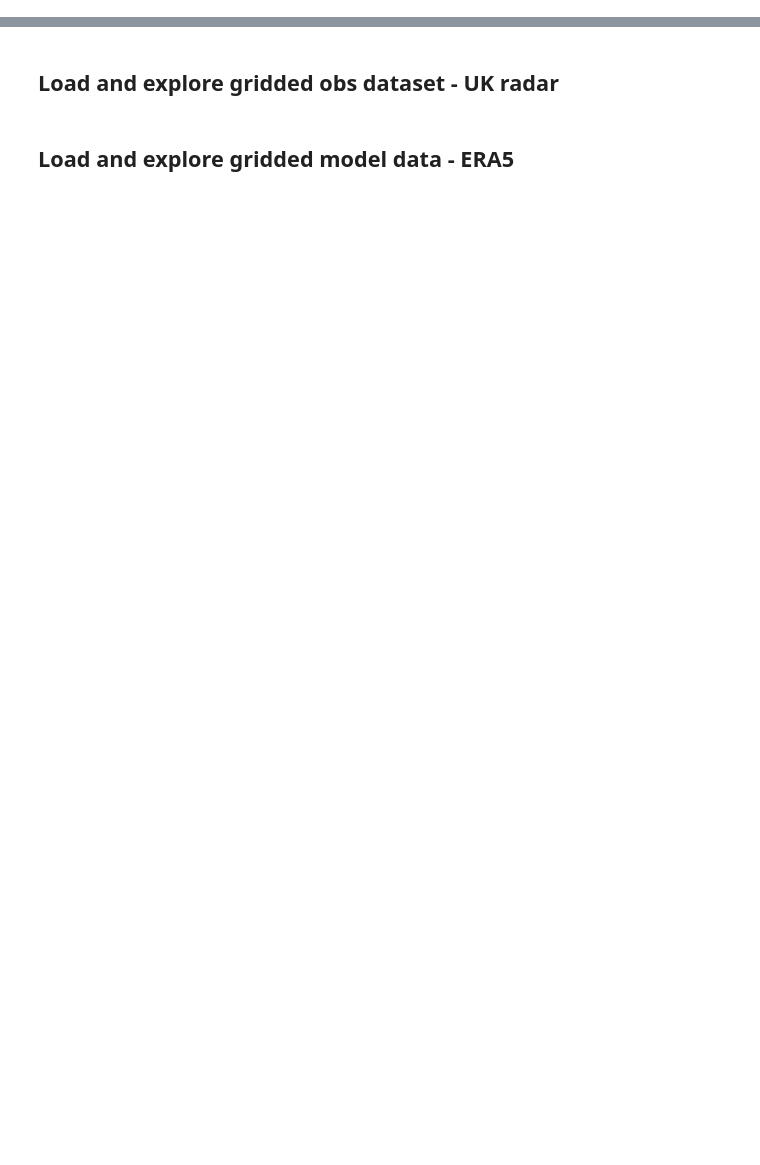
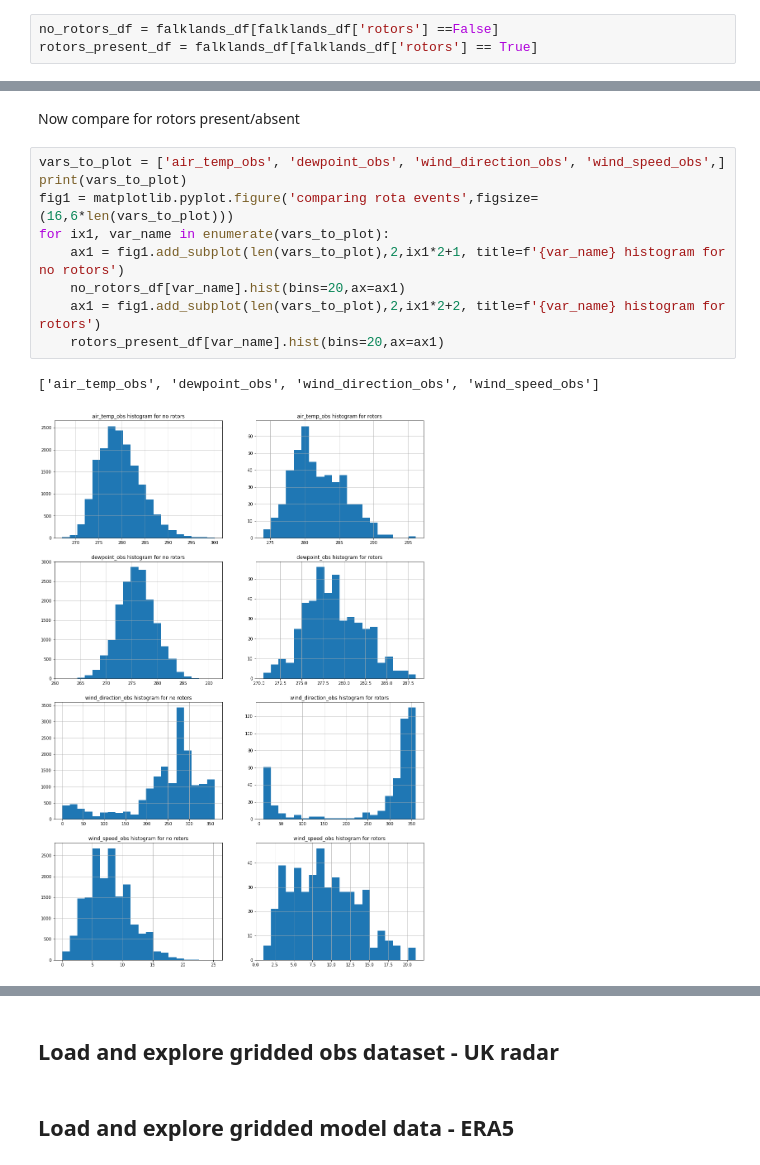
Before and after one commit to informatics-lab/ml_weather_tutorial, a Jupyter notebook: 01_data_exploration.ipynb, the cells around one changed output, grey strips where cells are left out. Saved outputs shown, nothing was run; the diff lists cells and outputs as text; blank space fills up the shorter version.

```diff
--- a/01_data_exploration.ipynb
+++ b/01_data_exploration.ipynb
@@ -33,0 +158,3 @@ xx
+# %%
+no_rotors_df = falklands_df[falklands_df['rotors'] ==False]
+rotors_present_df = falklands_df[falklands_df['rotors'] == True]
@@ -33,0 +193,14 @@ xx
+# %% [markdown]
+Now compare for rotors present/absent
+# %%
+vars_to_plot = ['air_temp_obs', 'dewpoint_obs', 'wind_direction_obs', 'wind_speed_obs',]
+print(vars_to_plot)
+fig1 = matplotlib.pyplot.figure('comparing rota events',figsize=(16,6*len(vars_to_plot)))
+for ix1, var_name in enumerate(vars_to_plot):
+    ax1 = fig1.add_subplot(len(vars_to_plot),2,ix1*2+1, title=f'{var_name} histogram for no rotors')
+    no_rotors_df[var_name].hist(bins=20,ax=ax1)
+    ax1 = fig1.add_subplot(len(vars_to_plot),2,ix1*2+2, title=f'{var_name} histogram for rotors')
+    rotors_present_df[var_name].hist(bins=20,ax=ax1)
+# %% [output]
+['air_temp_obs', 'dewpoint_obs', 'wind_direction_obs', 'wind_speed_obs']
+[figure, added]
```
Also changed, not shown: parts of 49 cells of this notebook.
